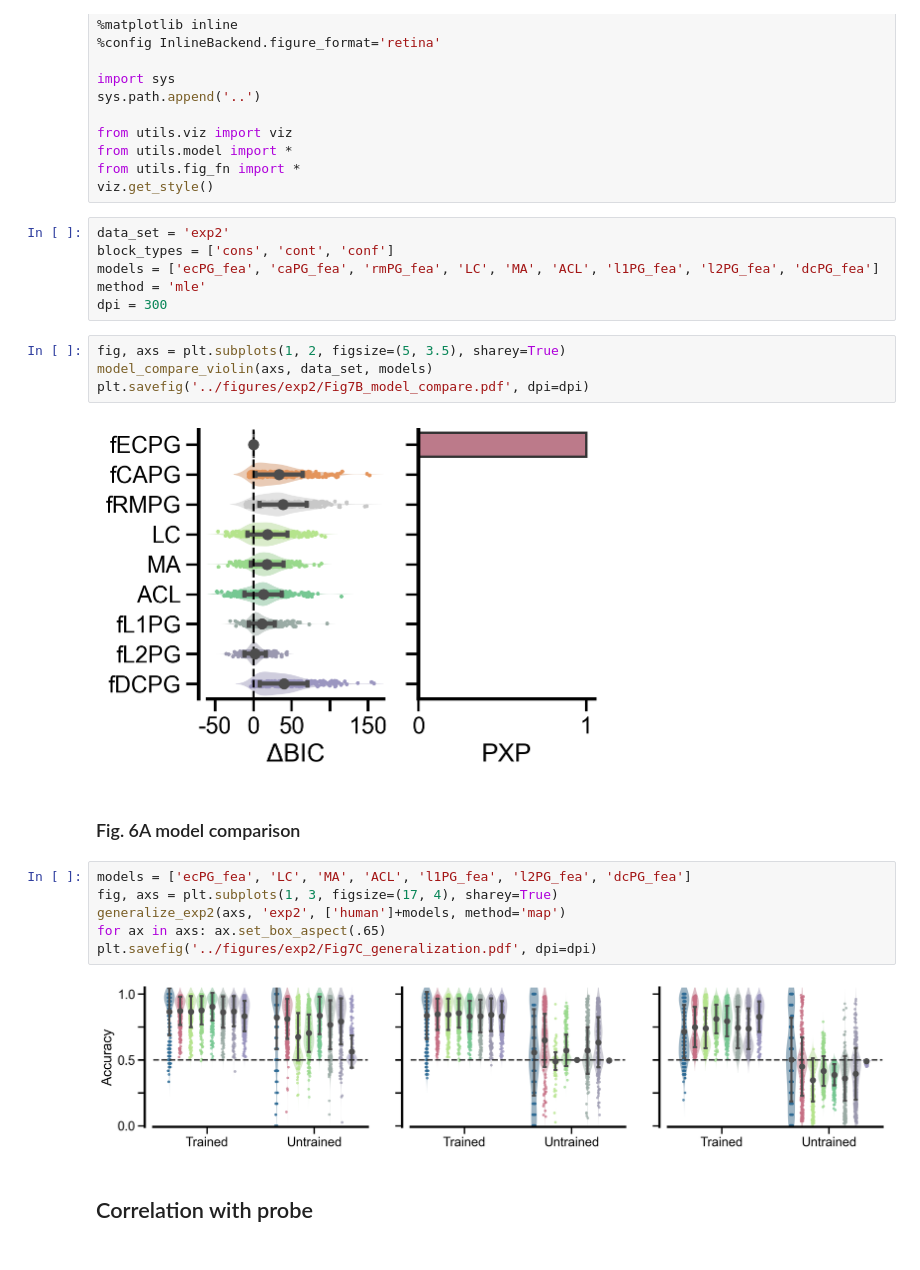
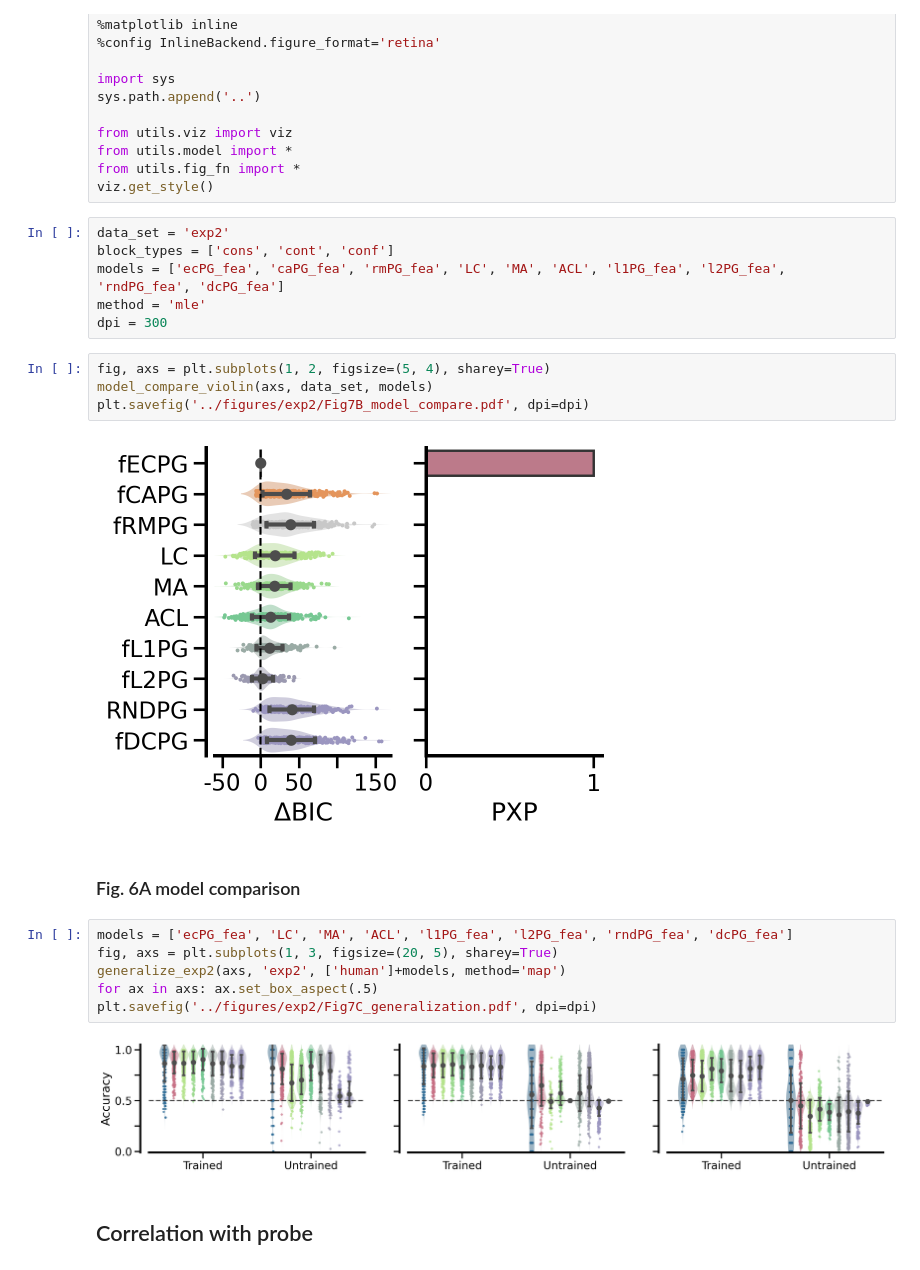
Before and after one commit to fangzefunny/ecpg, a Jupyter notebook: visualization/Fig7.ipynb, the cells around one changed output. Saved outputs shown, nothing was run; the diff lists cells and outputs as text.

```diff
--- a/visualization/Fig7.ipynb
+++ b/visualization/Fig7.ipynb
@@ -19,25 +19,25 @@ viz.get_style()
 # %%
 data_set = 'exp2'
 block_types = ['cons', 'cont', 'conf']
-models = ['ecPG_fea', 'caPG_fea', 'rmPG_fea', 'LC', 'MA', 'ACL', 'l1PG_fea', 'l2PG_fea', 'dcPG_fea']
+models = ['ecPG_fea', 'caPG_fea', 'rmPG_fea', 'LC', 'MA', 'ACL', 'l1PG_fea', 'l2PG_fea', 'rndPG_fea', 'dcPG_fea']
 method = 'mle'
 dpi = 300
 # %%
-fig, axs = plt.subplots(1, 2, figsize=(5, 3.5), sharey=True)
+fig, axs = plt.subplots(1, 2, figsize=(5, 4), sharey=True)
 model_compare_violin(axs, data_set, models)
 plt.savefig('../figures/exp2/Fig7B_model_compare.pdf', dpi=dpi)
 # %% [output]
-[figure, old version]
+[figure, new version]
 # %% [markdown]
 ### Fig. 6A model comparison
 # %%
-models = ['ecPG_fea', 'LC', 'MA', 'ACL', 'l1PG_fea', 'l2PG_fea', 'dcPG_fea']
-fig, axs = plt.subplots(1, 3, figsize=(17, 4), sharey=True)
+models = ['ecPG_fea', 'LC', 'MA', 'ACL', 'l1PG_fea', 'l2PG_fea', 'rndPG_fea', 'dcPG_fea']
+fig, axs = plt.subplots(1, 3, figsize=(20, 5), sharey=True)
 generalize_exp2(axs, 'exp2', ['human']+models, method='map')
-for ax in axs: ax.set_box_aspect(.65)
+for ax in axs: ax.set_box_aspect(.5)
 plt.savefig('../figures/exp2/Fig7C_generalization.pdf', dpi=dpi)
 # %% [output]
-[figure, old version]
+[figure, new version]
 # %% [markdown]
 ## Correlation with probe
 # %%
```
Also changed, not shown: parts of 2 cells of this notebook, 5 other files.
